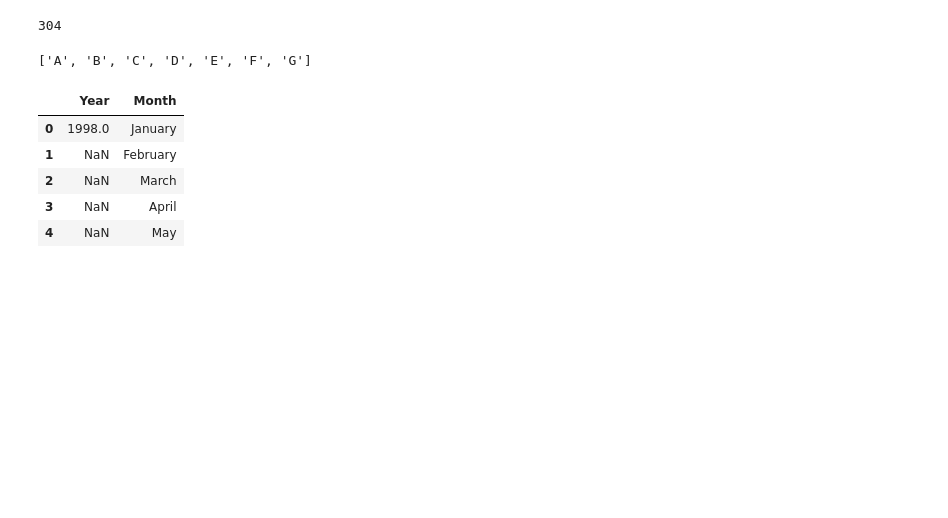
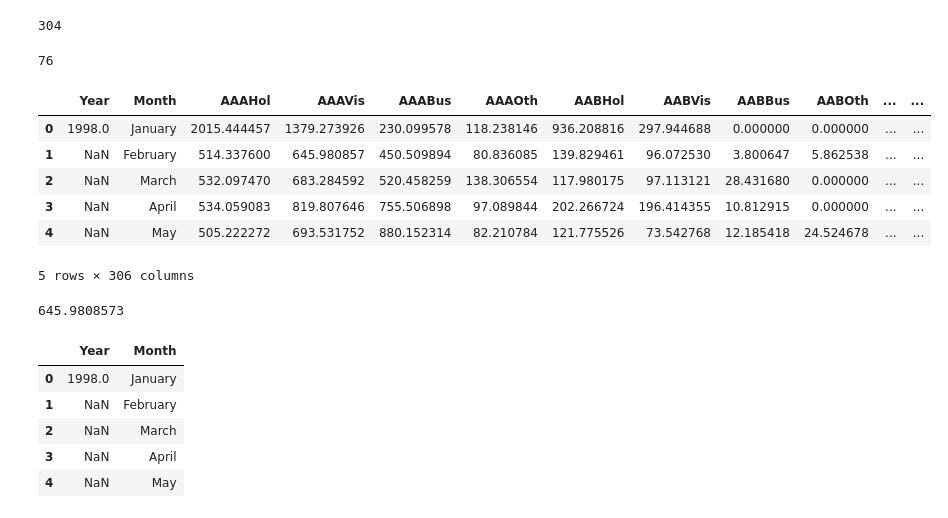
Before and after one commit to zero000000000000000/Probabilistic_Hierarchical_Forecast, a Jupyter notebook: experiment/EDA/Tourism.ipynb, the cells around one changed output. Saved outputs shown, nothing was run; the diff lists cells and outputs as text; code cells hidden in the pictures; blank space fills up the shorter version.

```diff
--- a/experiment/EDA/Tourism.ipynb
+++ b/experiment/EDA/Tourism.ipynb
@@ -4,5 +8,5 @@ import matplotlib.pyplot as plt
 # %%
-data = pd.read_csv('../Data/Touism/Tourism.csv')
+data = pd.read_csv('../Data/Tourism/Tourism.csv')
 data.shape
 # %% [output]
 (228, 306)
@@ -32,7 +36,17 @@ level_3 = list(set(list(level_3)))
 level_1.sort()
 level_2.sort()
 level_3.sort()
-# %%
-level_1
-# %% [output]
-['A', 'B', 'C', 'D', 'E', 'F', 'G']
+# %%
+len(level_3)
+# %% [output]
+76
+# %%
+data.head()
+# %% [output]
+|  | Year | Month | AAAHol | AAAVis | AAABus | AAAOth | AABHol | AABVis | AABBus | AABOth | ... | ... |
+| 0 | 1998.0 | January | 2015.444457 | 1379.273926 | 230.099578 | 118.238146 | 936.208816 | 297.944688 | 0.000000 | 0.000000 | ... | ... |
+| 1 | NaN | February | 514.337600 | 645.980857 | 450.509894 | 80.836085 | 139.829461 | 96.072530 | 3.800647 | 5.862538 | ... | ... |
+| 2 | NaN | March | 532.097470 | 683.284592 | 520.458259 | 138.306554 | 117.980175 | 97.113121 | 28.431680 | 0.000000 | ... | ... |
+| 3 | NaN | April | 534.059083 | 819.807646 | 755.506898 | 97.089844 | 202.266724 | 196.414355 | 10.812915 | 0.000000 | ... | ... |
+| 4 | NaN | May | 505.222272 | 693.531752 | 880.152314 | 82.210784 | 121.775526 | 73.542768 | 12.185418 | 24.524678 | ... | ... |
+5 rows × 306 columns
@@ -39,3 +55,7 @@ level_1
+# %%
+data.iloc[1,3]
+# %% [output]
+645.9808573
 # %%
 new_data = data.iloc[:,0:2]
 new_data.head()
```
Also changed, not shown: parts of 15 cells of this notebook, 12 other files.
